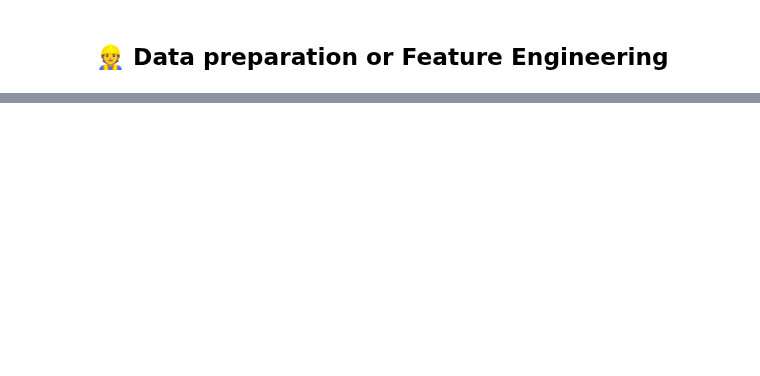
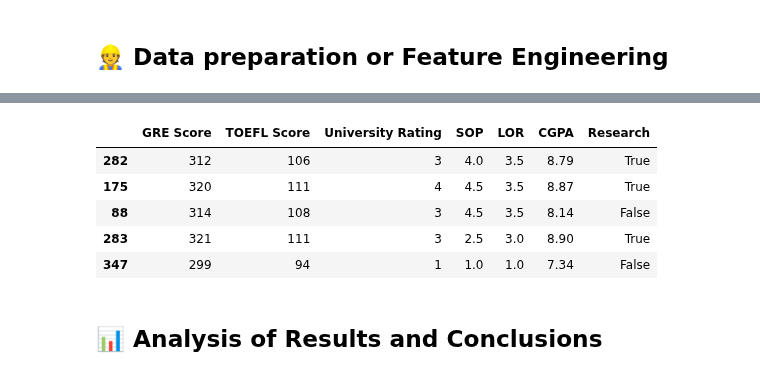
Before and after one commit to mangel477/Admisiones-predict-project, a Jupyter notebook: notebooks/4-feat_eng/04.Feature-engineering.ipynb, the cells around one changed output, grey strips where cells are left out. Cells and saved outputs as stored; diff of their text form; code cells hidden in the pictures; blank space fills up the shorter version.

```diff
--- a/notebooks/4-feat_eng/04.Feature-engineering.ipynb
+++ b/notebooks/4-feat_eng/04.Feature-engineering.ipynb
@@ -43,0 +111,24 @@ From the results obtained, what ideas or proposals can be generated to continue
+# %%
+cols_numeric = ["GRE Score", "TOEFL Score", "University Rating", "SOP", "LOR ", "CGPA"]
+cols_binary = ["Research"]
+# %%
+numeric_pipe = Pipeline(
+    steps=[
+        ("imputer", SimpleImputer(strategy="median")),
+        ("scaler", StandardScaler()),
+    ]
+)
+
+binary_pipe = Pipeline(
+    steps=[
+        ("encoder", OrdinalEncoder()),
+        ("imputer", SimpleImputer(strategy="most_frequent")),
+    ]
+)
+
+preprocessor = ColumnTransformer(
+    transformers=[
+        ("numeric", numeric_pipe, cols_numeric),
+        ("binary", binary_pipe, cols_binary),
+    ]
+)
@@ -43,0 +151,9 @@ From the results obtained, what ideas or proposals can be generated to continue
+# %%
+X_features = admision_feature.drop(columns=["Chance of Admit "])
+Y_target = admision_feature["Chance of Admit "]
+
+# 80% train, 20% test
+y_bins = pd.qcut(Y_target, q=5, labels=False, duplicates="drop")
+x_train, x_test, y_train, y_test = train_test_split(
+    X_features, Y_target, test_size=0.2, random_state=42, stratify=y_bins
+)
@@ -43,0 +170,3 @@ From the results obtained, what ideas or proposals can be generated to continue
+# %%
+# fit the preprocessor on the training set only, to avoid data leakage
+preprocessor.fit(x_train)
@@ -43,0 +219,11 @@ From the results obtained, what ideas or proposals can be generated to continue
+# %%
+x_train.head()
+# %% [output]
+|  | GRE Score | TOEFL Score | University Rating | SOP | LOR | CGPA | Research |
+| 282 | 312 | 106 | 3 | 4.0 | 3.5 | 8.79 | True |
+| 175 | 320 | 111 | 4 | 4.5 | 3.5 | 8.87 | True |
+| 88 | 314 | 108 | 3 | 4.5 | 3.5 | 8.14 | False |
+| 283 | 321 | 111 | 3 | 2.5 | 3.0 | 8.90 | True |
+| 347 | 299 | 94 | 1 | 1.0 | 1.0 | 7.34 | False |
+# %% [markdown]
+## 📊 Analysis of Results and Conclusions
```
Also changed, not shown: parts of 28 cells of this notebook.
